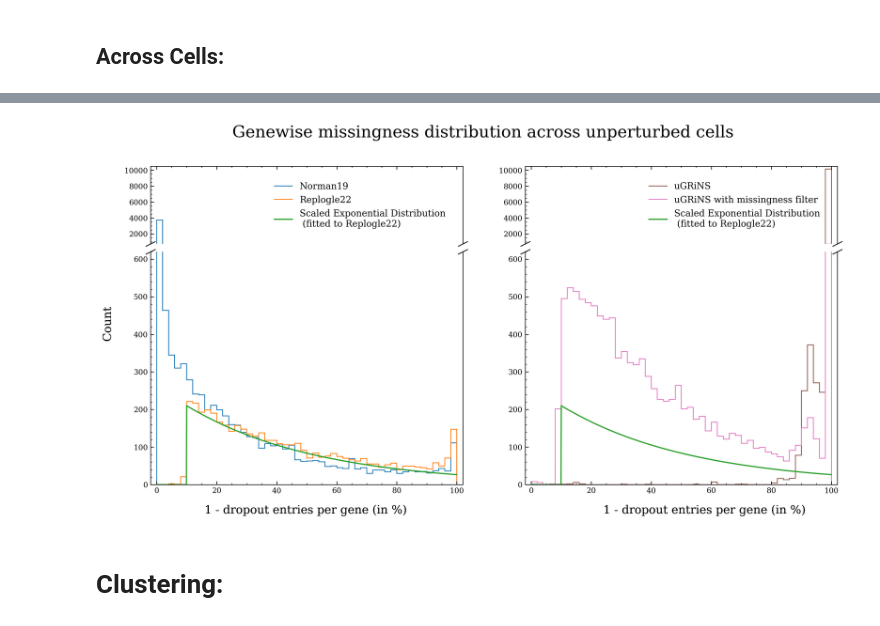
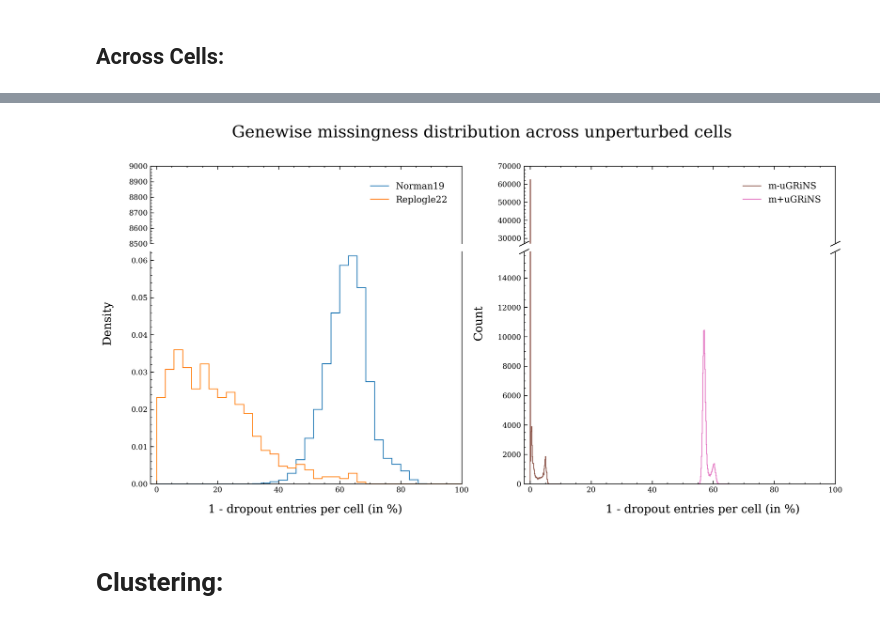
Before and after one commit to GeorgSommerer/bsc_thesis_pGRiNS, a Jupyter notebook: plot_stuff.ipynb, the cells around one changed output, grey strips where cells are left out. Saved outputs shown, nothing was run; the diff lists cells and outputs as text; code cells hidden in the pictures.

```diff
--- a/plot_stuff.ipynb
+++ b/plot_stuff.ipynb
@@ -19,11 +20,12 @@ from Prep_Data import pgrins_prepare_output
 importlib.reload(mpl)
 mpl.rcParams.update({
     'font.family'         : 'serif',       # Computer Modern — the default LaTeX font
-    'font.size'           : 10,            # body text size (most journals use 10 pt)
-    'axes.labelsize'      : 10,            # axis-label size matches body text
+    'font.size'           : 14,            # body text size (most journals use 10 pt)
+    'axes.labelsize'      : 14,            # axis-label size matches body text
     'xtick.labelsize'     : 9,             # tick labels one point smaller
     'ytick.labelsize'     : 9,
-    'legend.fontsize'     : 9,             # legend text one point smaller
+    'legend.fontsize'     : 11,             # legend text one point smaller
+    'figure.titlesize'    : 20,
 
     #'axes.prop_cycle'     : mpl.cycler('color', [   # Okabe–Ito colorblind-safe palette
     #    '#0072B2', '#D55E00', '#009E73',
@@ -59,8 +61,11 @@ prop_cycle = [c["color"] for c in list(mpl.rcParams["axes.prop_cycle"])]
 # %%
 norman_data = sc.read_h5ad("Data/Experimental/Norman19/perturb_subset_Keggoro.h5ad")
 replogle_data = sc.read_h5ad("Data/Experimental/Replogle22/perturb_subset_Keggoro.h5ad")
+# %%
+norman_data = norman_data[norman_data.obs["perturbation"]=="ctrl"]
+replogle_data = replogle_data[replogle_data.obs["perturbation"]=="ctrl"]
 # %%
-grins_data = sc.read_h5ad("Data/Projects/KeggoRo/perturb_norm.h5ad")
+grins_data = sc.read_h5ad("Data/Projects/Keggoro/perturb_norm.h5ad")
 # %%
 grins_data_2 = pgrins_prepare_output.apply_missingness(grins_data,inplace=False)
 # %% [output]
@@ -134,60 +188,56 @@ plt.show()
 # %%
 fig, axs = plt.subplots(2, 2, sharex="col",figsize=(15,7),dpi=300,height_ratios=[1,3])
 fig.subplots_adjust(hspace=0.05)  # adjust space between Axes
 
-bins = 50
-replogle_y, replogle_x = np.histogram(list(100-replogle_data.var["pct_dropout_by_counts"]),bins=bins,range=(0,100))
-norman_y, norman_x = np.histogram(list(100-norman_data.var["pct_dropout_by_counts"]),bins=bins,range=(0,100))
+bins = 35
+replogle_y, replogle_x = np.histogram(list(100*(1-replogle_data.obs["n_genes_by_counts"]/replogle_data.shape[1])),bins=bins,range=(0,100),density=True)
+norman_y, norman_x = np.histogram(list(100*(1-norman_data.obs["n_genes_by_counts"]/norman_data.shape[1])),bins=bins,range=(0,100),density=True)
 
-grins_y, grins_x = np.histogram(list(100-grins_data.var["pct_dropout_by_counts"]),bins=bins,range=(0,100))
-miss_grins_y, miss_grins_x = np.histogram(list(100-grins_data_2.var["pct_dropout_by_counts"]),bins=bins,range=(0,100))
+grins_y, grins_x = np.histogram(list(100*(1-grins_data.obs["n_genes_by_counts"]/grins_data.shape[1])),bins=2*bins,range=(0,10))
+miss_grins_y, miss_grins_x = np.histogram(list(100*(1-grins_data_2.obs["n_genes_by_counts"]/grins_data_2.shape[1])),bins=2*bins,range=(55,65))
 
-dense_replogle_y, dense_replogle_x = np.histogram(list(100-replogle_data.var["pct_dropout_by_counts"]),bins=bins,range=(0,100),density=True)
-pdf_fitted = expon.pdf(np.linspace(0,100,1000),loc=10,scale=np.mean(100-replogle_data.var["pct_dropout_by_counts"]))
-
-replogle_scaling_factor = np.nanmean(replogle_y/dense_replogle_y) # PDF was fitted on dense replogle, but for comparison of Norman & Replogle, actual counts are better -> scale PDF by this factor
 for j in range(2):
     ax1 = axs[0,j]
     ax2 = axs[1,j]
     if j == 0:
         ax1.stairs(norman_y,norman_x,label="Norman19",color=prop_cycle[0])
         ax2.stairs(norman_y,norman_x,color=prop_cycle[0])
 
         ax1.stairs(replogle_y,replogle_x, label="Replogle22",color=prop_cycle[1])
         ax2.stairs(replogle_y,replogle_x,color=prop_cycle[1])
     else:
-        ax1.stairs(grins_y,grins_x, label="uGRiNS",color=prop_cycle[5])
+        ax1.stairs(grins_y,grins_x, label="m-uGRiNS",color=prop_cycle[5])
         ax2.stairs(grins_y,grins_x,color=prop_cycle[5])
 
-
-        ax1.stairs(miss_grins_y,miss_grins_x, label="uGRiNS with missingness filter",color=prop_cycle[6])
+        ax1.stairs(miss_grins_y,miss_grins_x, label="m+uGRiNS",color=prop_cycle[6])
         ax2.stairs(miss_grins_y,miss_grins_x,color=prop_cycle[6])
-
-    ax2.plot(np.linspace(0,100,1000),replogle_scaling_factor*pdf_fitted,color=prop_cycle[2])
-    ax1.plot(np.linspace(0,100,1000),replogle_scaling_factor*pdf_fitted,color=prop_cycle[2],label="Scaled Exponential Distribution \n (fitted to Replogle22)")
-
-    ax2.set_ylim(0,620)
-    ax1.set_ylim(750,10500)
+    if j == 1:
+        ax2.set_ylim(0,15800)
+        ax1.set_ylim(27000,70000)
+    else:
+        ax1.set_ylim(8500,9000)
+    ax1.set_xlim(-2,100)
 
     ax1.spines.bottom.set_visible(False)
     ax2.spines.top.set_visible(False)
     ax1.xaxis.tick_top()
     ax1.tick_params(labeltop=False)  # don't put tick labels at the top
     ax2.xaxis.tick_bottom()
+    if j == 1:
+        d = .5  # proportion of vertical to horizontal extent of the slanted line
+        kwargs = dict(marker=[(-1, -d), (1, d)], markersize=12,
+                    linestyle="none", color='k', mec='k', mew=1, clip_on=False)
+        ax1.plot([0, 1], [0, 0], transform=ax1.transAxes, **kwargs)
+        ax2.plot([0, 1], [1, 1], transform=ax2.transAxes, **kwargs)
 
-    d = .5  # proportion of vertical to horizontal extent of the slanted line
-    kwargs = dict(marker=[(-1, -d), (1, d)], markersize=12,
-                linestyle="none", color='k', mec='k', mew=1, clip_on=False)
-    ax1.plot([0, 1], [0, 0], transform=ax1.transAxes, **kwargs)
-    ax2.plot([0, 1], [1, 1], transform=ax2.transAxes, **kwargs)
-
-    fig.text(0.3, 0.04, '1 - dropout entries per gene (in %)', ha='center',fontsize=14)
-    fig.text(0.75, 0.04, '1 - dropout entries per gene (in %)', ha='center',fontsize=14)
-    fig.text(0.07, 0.5, 'Count', va='center', rotation='vertical',fontsize=14)
+    fig.text(0.3, 0.04, '1 - dropout entries per cell (in %)', ha='center',fontsize=14)
+    fig.text(0.75, 0.04, '1 - dropout entries per cell (in %)', ha='center',fontsize=14)
+    fig.text(0.07, 0.5, 'Density', va='center', rotation='vertical',fontsize=14)
+    fig.text(0.49, 0.5, 'Count', va='center', rotation='vertical',fontsize=14)
     ax1.legend(loc="upper right",bbox_to_anchor=(0.98,0.9),fontsize=11)
     plt.suptitle("Genewise missingness distribution across unperturbed cells",fontsize=20)
 plt.show()
 # %% [output]
-[figure, old version]
+[figure, new version]
 # %% [markdown]
 # Clustering:
```
Also changed, not shown: parts of 23 cells of this notebook, 7 other files.
